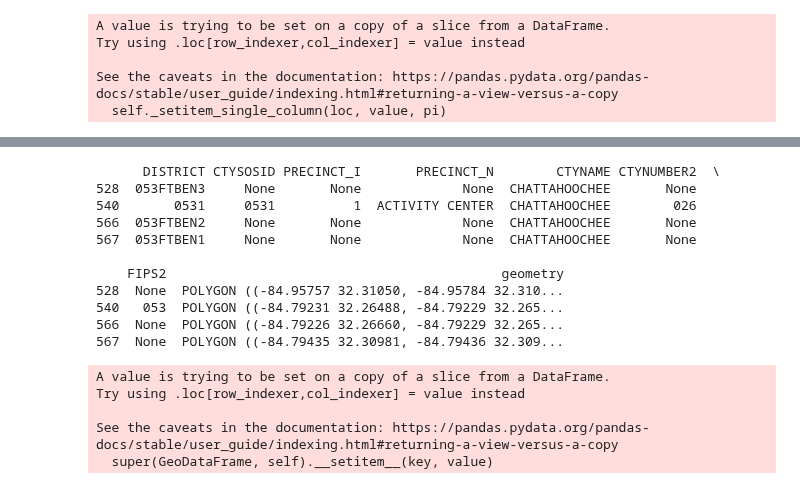
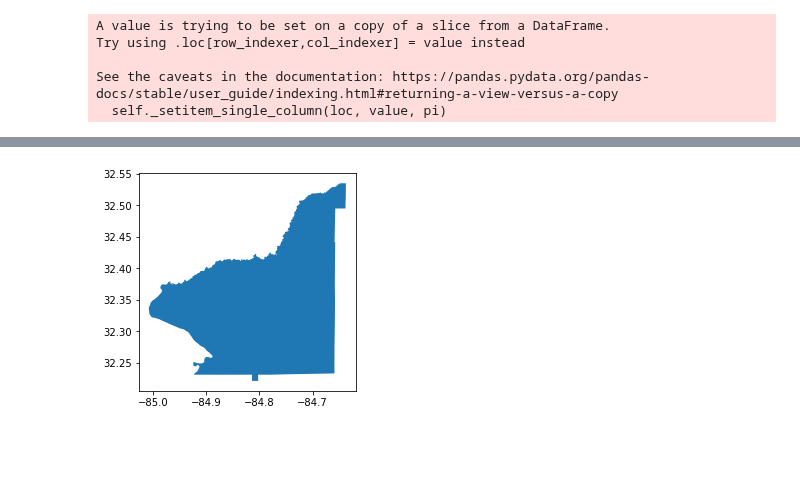
Before and after one commit to nonpartisan-redistricting-datahub/pdv-ga, a Jupyter notebook: vest-ga-2020/vest-ga-2020-validation.ipynb, the cells around one changed output, grey strips where cells are left out. Drawn from its saved outputs; the diff is of its cells as text; code cells hidden in the pictures; blank space fills up the shorter version.

```diff
--- a/vest-ga-2020/vest-ga-2020-validation.ipynb
+++ b/vest-ga-2020/vest-ga-2020-validation.ipynb
@@ -938,3 +932,5 @@ shapefiles_census.loc[:,"FIPS2"] = shapefiles_census.loc[:,"COUNTYFP"]
 shapefiles_census = shapefiles_census[shapefile_col_list]
 # %%
 ga_shapefile = pd.concat([shapefiles_census,shapefiles_state,shapefiles_fulton,shapefiles_forsyth])
+ga_shapefile = pd.concat([shapefiles_census,shapefiles_state,shapefiles_forsyth])
+ga_shapefile.reset_index(inplace=True,drop=True)
@@ -940,0 +943,3 @@ ga_shapefile = pd.concat([shapefiles_census,shapefiles_state,shapefiles_fulton,s
+# %%
+ga_shapefile.loc[(ga_shapefile['unique_ID'].isna())&(ga_shapefile['DISTRICT'].str[0:3]=="121"), 'unique_ID'] = ga_shapefile.loc[:,'DISTRICT'].str[0:3]+"-"+ga_shapefile.loc[:,'DISTRICT'].str[3:]
+ga_shapefile.loc[ga_shapefile['unique_ID'].isna(), 'unique_ID'] = ga_shapefile.loc[:,'DISTRICT']
@@ -957,25 +989,3 @@ ga_shapefile[ga_shapefile["DISTRICT"]=="053FTBEN3"].plot()
 [figure]
 [figure]
 [figure]
-# %%
-prec_list = ["0531","053FTBEN1","053FTBEN2","053FTBEN3"]
-to_merge = ga_shapefile[ga_shapefile["DISTRICT"].isin(prec_list)]
-to_merge["CTYNAME"]="CHATTAHOOCHEE"
-print(to_merge)
-# %% [output]
-      DISTRICT CTYSOSID PRECINCT_I       PRECINCT_N        CTYNAME CTYNUMBER2  \
-528  053FTBEN3     None       None             None  CHATTAHOOCHEE       None
-540       0531     0531          1  ACTIVITY CENTER  CHATTAHOOCHEE        026
-566  053FTBEN2     None       None             None  CHATTAHOOCHEE       None
-567  053FTBEN1     None       None             None  CHATTAHOOCHEE       None
-
-    FIPS2                                           geometry
-528  None  POLYGON ((-84.95757 32.31050, -84.95784 32.310...
-540   053  POLYGON ((-84.79231 32.26488, -84.79229 32.265...
-566  None  POLYGON ((-84.79226 32.26660, -84.79229 32.265...
-567  None  POLYGON ((-84.79435 32.30981, -84.79436 32.309...
-A value is trying to be set on a copy of a slice from a DataFrame.
-Try using .loc[row_indexer,col_indexer] = value instead
-
-See the caveats in the documentation: https://pandas.pydata.org/pandas-docs/stable/user_guide/indexing.html#returning-a-view-versus-a-copy
-  super(GeoDataFrame, self).__setitem__(key, value)
@@ -993,8 +997,10 @@ index_fort_3 = ga_shapefile[ga_shapefile["DISTRICT"]=="053FTBEN3"].index.values[
 prec2combine = [ga_shapefile.loc[ga_shapefile["PRECINCT_N"]=="ACTIVITY CENTER"],ga_shapefile[ga_shapefile["DISTRICT"]=="053FTBEN1"],ga_shapefile[ga_shapefile["DISTRICT"]=="053FTBEN2"],ga_shapefile[ga_shapefile["DISTRICT"]=="053FTBEN3"]]
 new_fort = gp.GeoDataFrame(pd.concat(prec2combine, ignore_index=True), crs = ga_shapefile.crs)
 # %%
-ga_shapefile.loc[ga_shapefile["PRECINCT_N"]=="053ACTIVITY CENTER","geometry"]=new_fort.iloc[0,0]
-ga_shapefile.loc[ga_shapefile["PRECINCT_N"]=="053ACTIVITY CENTER","PRECINCT_N"]="ACTIVITY CENTER (Includes FTBEN 1-3)"
-
+ga_shapefile.loc[ga_shapefile["PRECINCT_N"]=="ACTIVITY CENTER","geometry"]=new_fort.unary_union
+ga_shapefile.loc[ga_shapefile["PRECINCT_N"]=="ACTIVITY CENTER","unique_ID"]="053-ACTIVITY CENTER (Includes FTBEN 1-3)"
+ga_shapefile.loc[ga_shapefile["unique_ID"]=="053-ACTIVITY CENTER (Includes FTBEN 1-3)"].plot()
 ga_shapefile = ga_shapefile.drop([index_fort_1,index_fort_2,index_fort_3])
 ga_shapefile.reset_index(drop=True, inplace=True)
+# %% [output]
+[figure, added]
```
Also changed, not shown: parts of 122 cells of this notebook.
